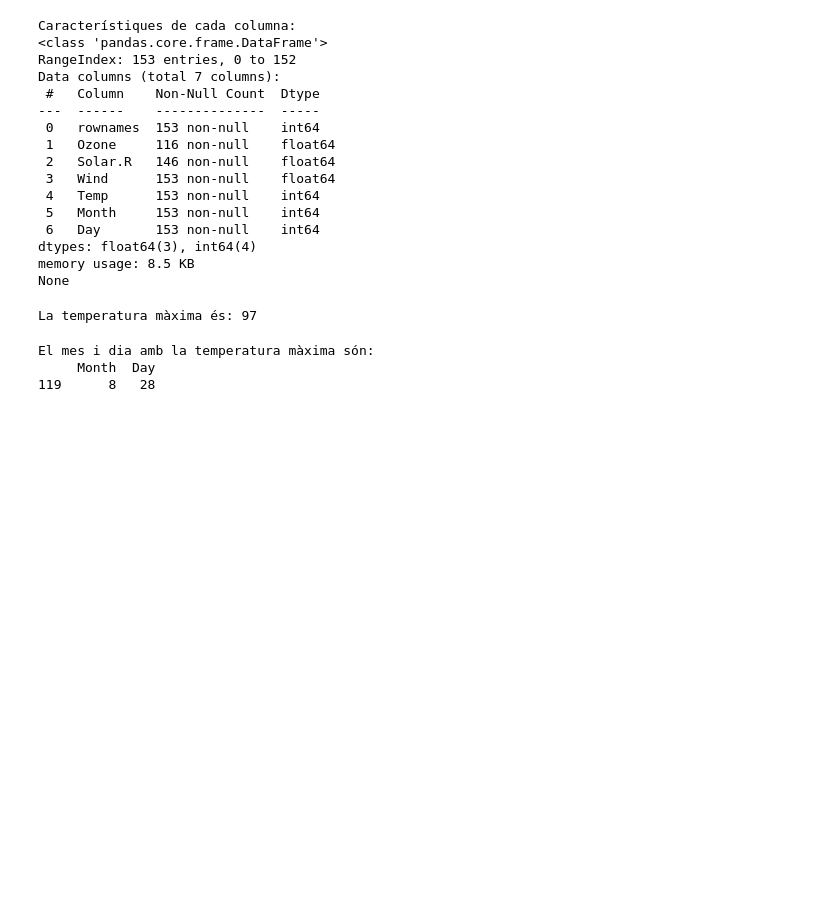
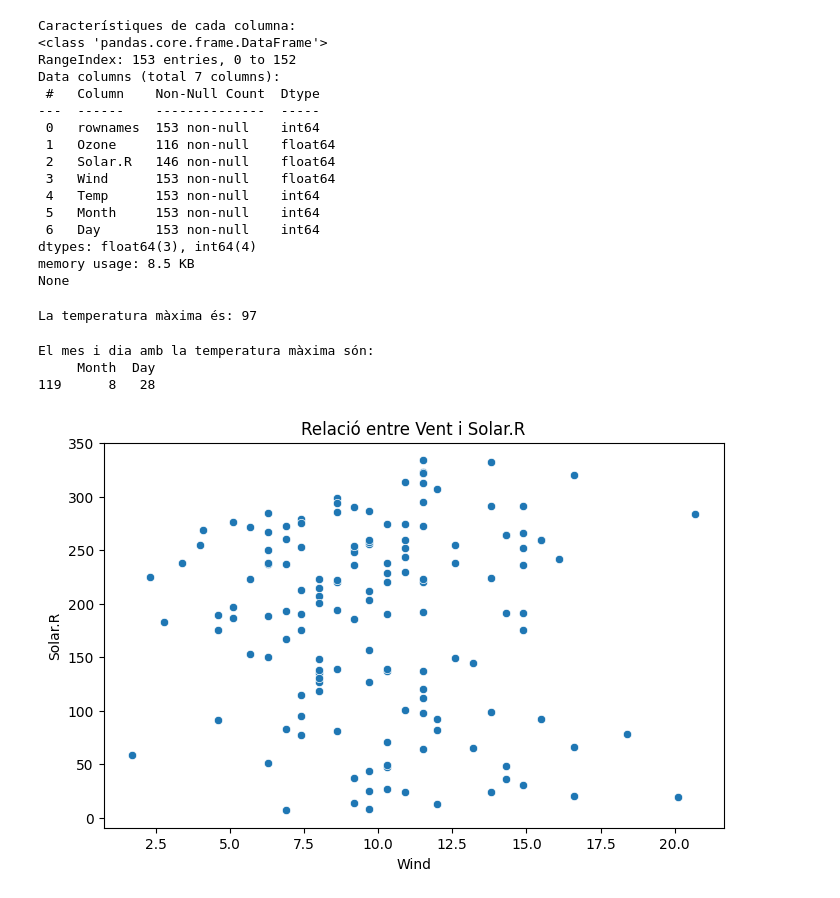
Before and after one commit to Avnish-Jassal/Binder, a Jupyter notebook: airquality2.ipynb, the cells around one changed output. Cells and saved outputs as stored; diff of their text form; code cells hidden in the pictures; blank space fills up the shorter version.

```diff
--- a/airquality2.ipynb
+++ b/airquality2.ipynb
@@ -59,3 +78,10 @@ print(max_temp_row)
 El mes i dia amb la temperatura màxima són:
      Month  Day
 119      8   28
+# %%
+plt.figure(figsize=(8,5))
+sns.scatterplot(x='Wind', y='Solar.R', data=df)
+plt.title('Relació entre Vent i Solar.R')
+plt.show()
+# %% [output]
+[figure, added]
```
Also changed, not shown: parts of 7 cells of this notebook.
